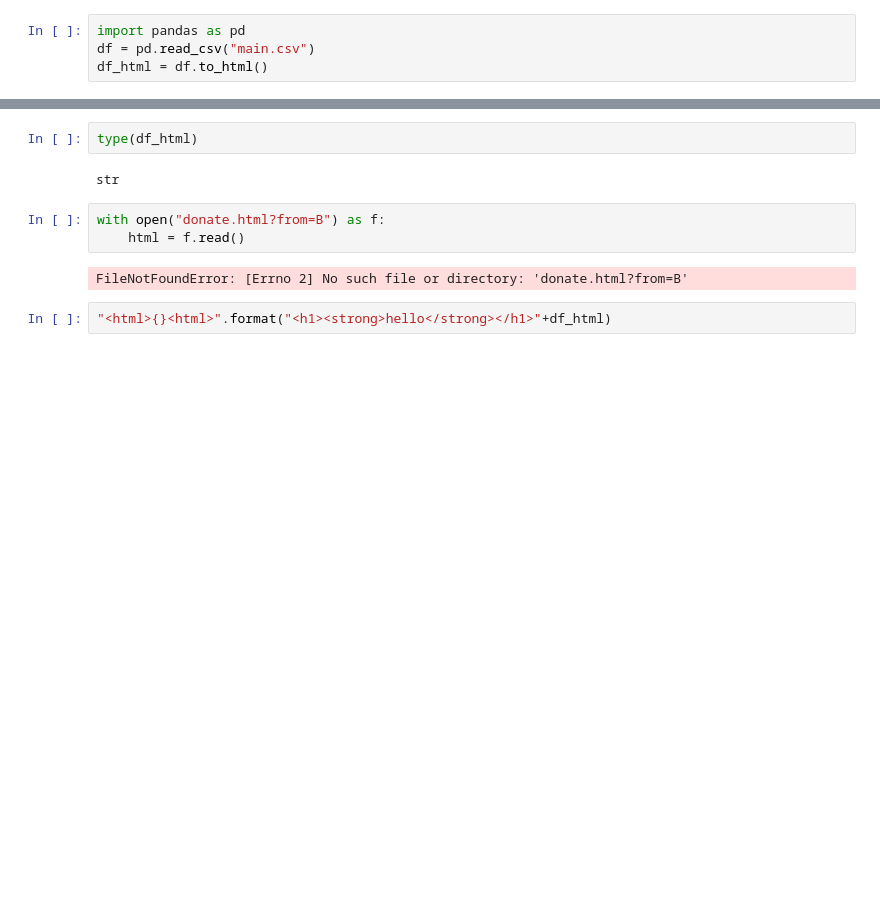
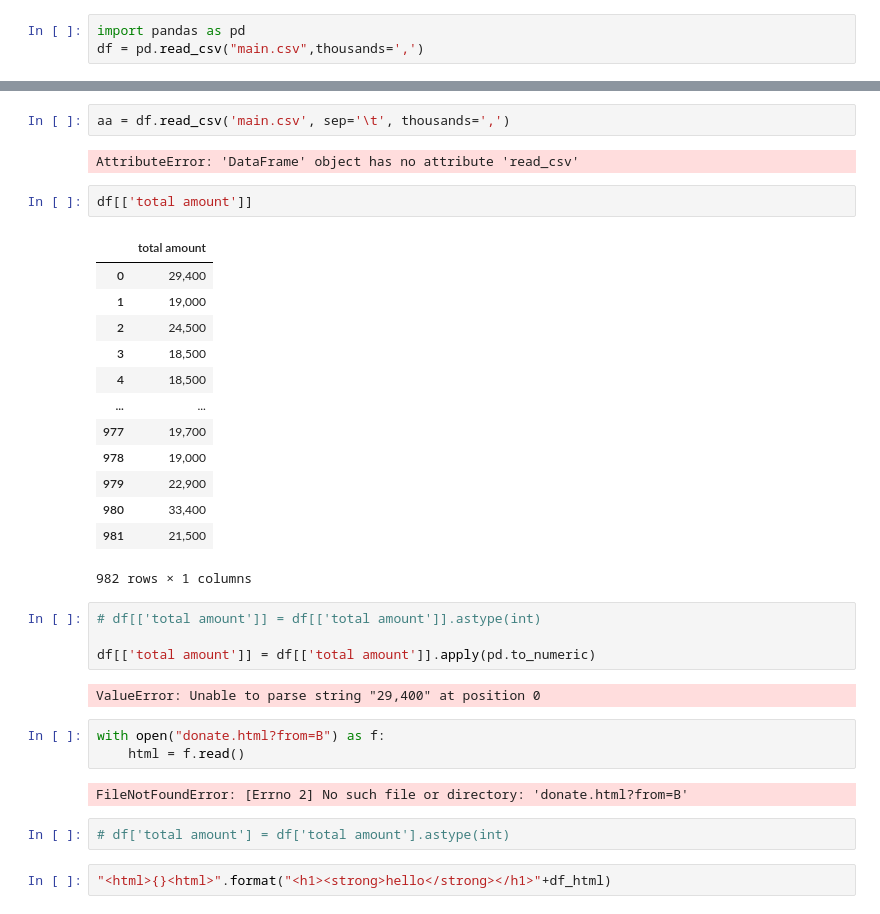
Before and after one commit to templeside/deliveryPurchaseAnalysis, a Jupyter notebook: temp.ipynb, the cells around one changed output, grey strips where cells are left out. Drawn from its saved outputs; the diff is of its cells as text; blank space fills up the shorter version.

```diff
--- a/temp.ipynb
+++ b/temp.ipynb
@@ -1,4 +1,3 @@
 # %%
 import pandas as pd
-df = pd.read_csv("main.csv")
-df_html = df.to_html()
+df = pd.read_csv("main.csv",thousands=',')
@@ -5,12 +19,36 @@ df_html = df.to_html()
+# %%
+aa = df.read_csv('main.csv', sep='\t', thousands=',')
+# %% [output]
+AttributeError: 'DataFrame' object has no attribute 'read_csv'
 # %%
-type(df_html)
+df[['total amount']]
 # %% [output]
+|  | total amount |
+| 0 | 29,400 |
+| 1 | 19,000 |
+| 2 | 24,500 |
+| 3 | 18,500 |
+| 4 | 18,500 |
+| ... | ... |
+| 977 | 19,700 |
+| 978 | 19,000 |
+| 979 | 22,900 |
+| 980 | 33,400 |
+| 981 | 21,500 |
-str
+982 rows × 1 columns
+# %%
+# df[['total amount']] = df[['total amount']].astype(int)
+
+df[['total amount']] = df[['total amount']].apply(pd.to_numeric)
+# %% [output]
+ValueError: Unable to parse string "29,400" at position 0
 # %%
 with open("donate.html?from=B") as f:
     html = f.read()
 # %% [output]
 FileNotFoundError: [Errno 2] No such file or directory: 'donate.html?from=B'
+# %%
+# df['total amount'] = df['total amount'].astype(int)
 # %%
 "<html>{}<html>".format("<h1><strong>hello</strong></h1>"+df_html)
 # %% [output]
```
Also changed, not shown: parts of 1 cell of this notebook, 6 other files.
